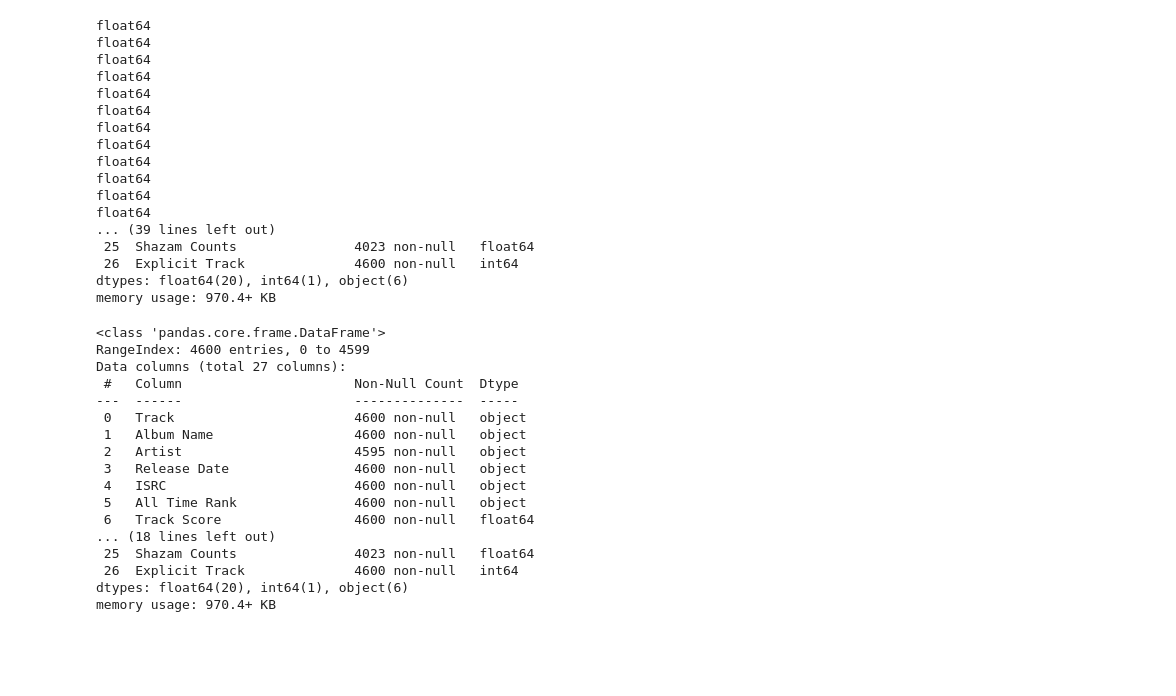
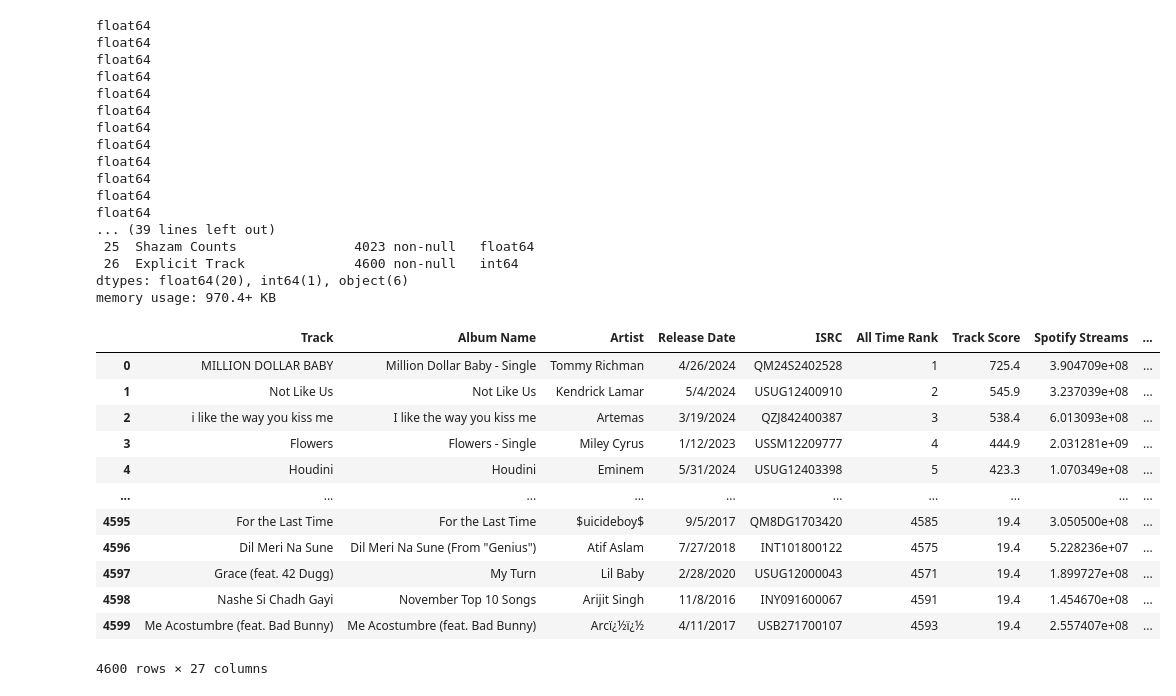
Before and after one commit to wtvieira/projetoanalisespotify, a Jupyter notebook: Limpeza_e_Análise_de_dados_do_Spotify_2024.ipynb, the cells around one changed output. Saved outputs shown, nothing was run; the diff lists cells and outputs as text; code cells hidden in the pictures; blank space fills up the shorter version.

```diff
--- a/Limpeza_e_Análise_de_dados_do_Spotify_2024.ipynb
+++ b/Limpeza_e_Análise_de_dados_do_Spotify_2024.ipynb
@@ -129,22 +129,18 @@ dtypes: float64(20), int64(1), object(6)
 memory usage: 970.4+ KB
 # %%
 #VISUALIZAÇÃO DE DATA FRAME
-df.info()
+df
 # %% [output]
+|  | Track | Album Name | Artist | Release Date | ISRC | All Time Rank | Track Score | Spotify Streams | ... |
+| 0 | MILLION DOLLAR BABY | Million Dollar Baby - Single | Tommy Richman | 4/26/2024 | QM24S2402528 | 1 | 725.4 | 3.904709e+08 | ... |
+| 1 | Not Like Us | Not Like Us | Kendrick Lamar | 5/4/2024 | USUG12400910 | 2 | 545.9 | 3.237039e+08 | ... |
+| 2 | i like the way you kiss me | I like the way you kiss me | Artemas | 3/19/2024 | QZJ842400387 | 3 | 538.4 | 6.013093e+08 | ... |
+| 3 | Flowers | Flowers - Single | Miley Cyrus | 1/12/2023 | USSM12209777 | 4 | 444.9 | 2.031281e+09 | ... |
+| 4 | Houdini | Houdini | Eminem | 5/31/2024 | USUG12403398 | 5 | 423.3 | 1.070349e+08 | ... |
+| ... | ... | ... | ... | ... | ... | ... | ... | ... | ... |
+| 4595 | For the Last Time | For the Last Time | $uicideboy$ | 9/5/2017 | QM8DG1703420 | 4585 | 19.4 | 3.050500e+08 | ... |
+| 4596 | Dil Meri Na Sune | Dil Meri Na Sune (From "Genius") | Atif Aslam | 7/27/2018 | INT101800122 | 4575 | 19.4 | 5.228236e+07 | ... |
+| 4597 | Grace (feat. 42 Dugg) | My Turn | Lil Baby | 2/28/2020 | USUG12000043 | 4571 | 19.4 | 1.899727e+08 | ... |
+| 4598 | Nashe Si Chadh Gayi | November Top 10 Songs | Arijit Singh | 11/8/2016 | INY091600067 | 4591 | 19.4 | 1.454670e+08 | ... |
+| 4599 | Me Acostumbre (feat. Bad Bunny) | Me Acostumbre (feat. Bad Bunny) | Arcï¿½ï¿½ | 4/11/2017 | USB271700107 | 4593 | 19.4 | 2.557407e+08 | ... |
-<class 'pandas.core.frame.DataFrame'>
-RangeIndex: 4600 entries, 0 to 4599
-Data columns (total 27 columns):
- #   Column                      Non-Null Count  Dtype
----  ------                      --------------  -----
- 0   Track                       4600 non-null   object
- 1   Album Name                  4600 non-null   object
- 2   Artist                      4595 non-null   object
- 3   Release Date                4600 non-null   object
- 4   ISRC                        4600 non-null   object
- 5   All Time Rank               4600 non-null   object
- 6   Track Score                 4600 non-null   float64
-... (18 lines left out)
- 25  Shazam Counts               4023 non-null   float64
- 26  Explicit Track              4600 non-null   int64
-dtypes: float64(20), int64(1), object(6)
-memory usage: 970.4+ KB
+4600 rows × 27 columns
```
Also changed, not shown: parts of 2 cells of this notebook.
